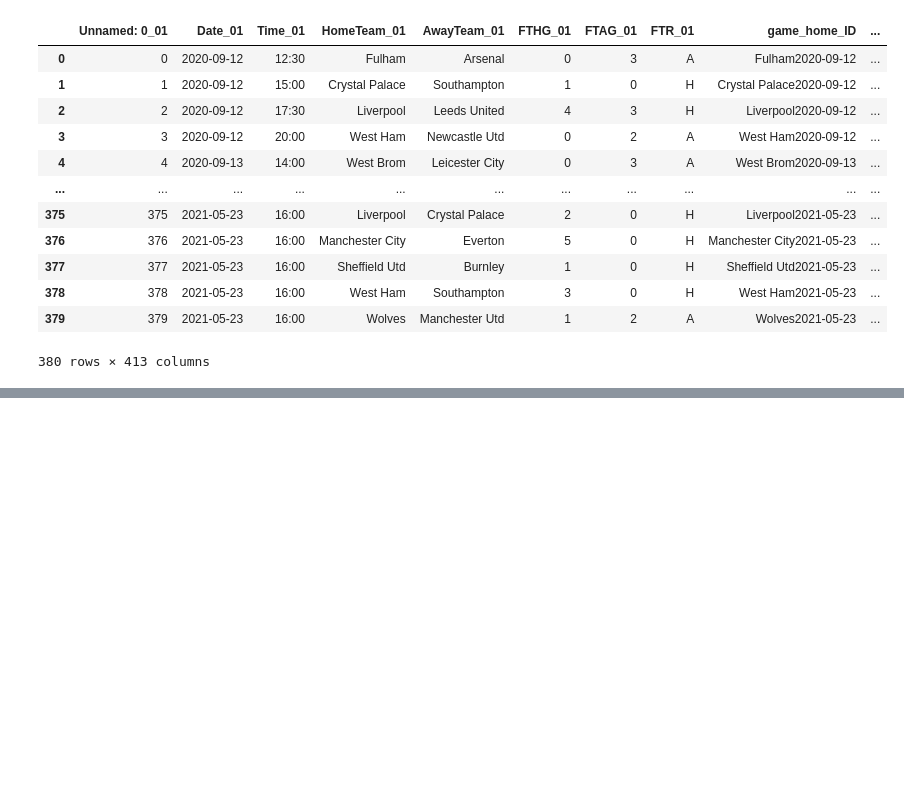
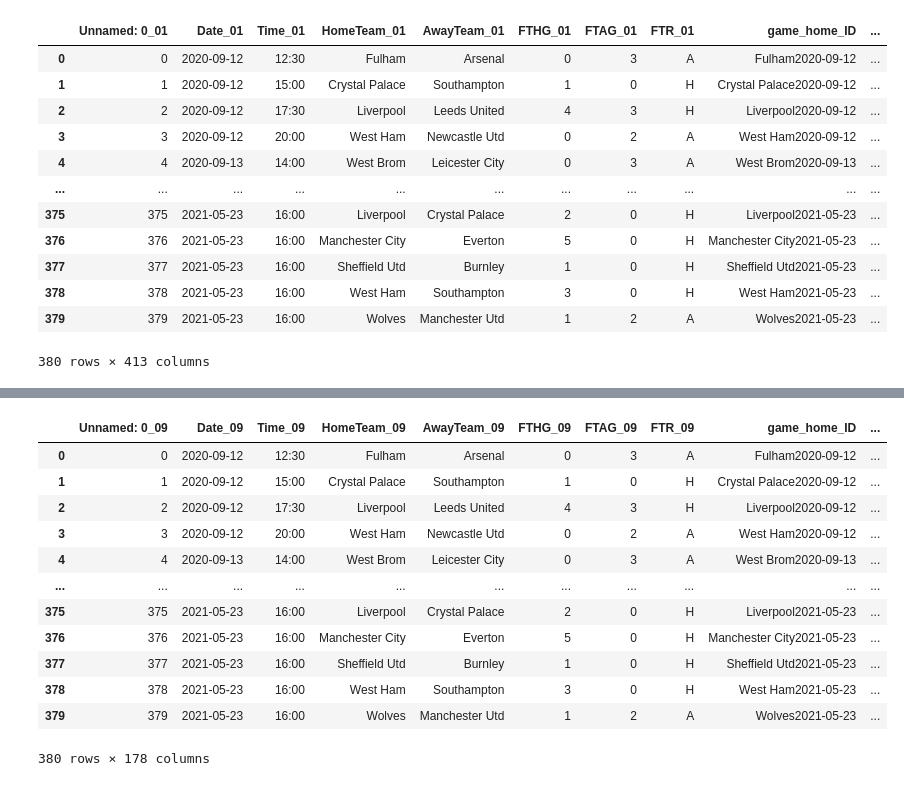
Before and after one commit to Giuliano99/Masterarbeit, a Jupyter notebook: 06_Exponential_Smoothing.ipynb, the cells around one changed output, grey strips where cells are left out. Saved outputs shown, nothing was run; the diff lists cells and outputs as text; code cells hidden in the pictures; blank space fills up the shorter version.

```diff
--- a/06_Exponential_Smoothing.ipynb
+++ b/06_Exponential_Smoothing.ipynb
@@ -512,0 +604,32 @@ NameError: name 'player_ratings_a_09' is not defined
+# %%
+#use only stats with alpha = 0.9
+player_ratings_09 =  pd.merge(player_ratings_a_09, PL20_21_fixtures, on= 'game_home_ID', how='left')
+#create differences
+player_ratings_09['gk_difference'] = player_ratings_09['rating_h_gk_09'] - player_ratings_09['rating_a_gk_09']
+player_ratings_09['df_difference'] = player_ratings_09['rating_h_df_09'] - player_ratings_09['rating_a_df_09']
+player_ratings_09['mf_difference'] = player_ratings_09['rating_h_mf_09'] - player_ratings_09['rating_a_mf_09']
+player_ratings_09['att_difference'] = player_ratings_09['rating_h_att_09'] - player_ratings_09['rating_a_att_09']
+player_ratings_09['bench_difference'] = player_ratings_09['rating_h_bench_09'] - player_ratings_09['rating_a_bench_09']
+player_ratings_09['influence_difference'] = player_ratings_09['influence_h_09'] - player_ratings_09['influence_a_09']
+player_ratings_09['creativity_difference'] = player_ratings_09['creativity_h_09'] - player_ratings_09['creativity_a_09']
+player_ratings_09['threat_difference'] = player_ratings_09['threat_h_09'] - player_ratings_09['threat_a_09']
+player_ratings_09['bps_difference'] = player_ratings_09['bps_h_09'] - player_ratings_09['bps_a_09']
+player_ratings_09['selected_difference'] = player_ratings_09['selected_h_09'] - player_ratings_09['selected_a_09']
+player_ratings_09['overall_h'] = player_ratings_09['rating_h_gk_09'] + player_ratings_09['rating_h_df_09'] + player_ratings_09['rating_h_mf_09'] + player_ratings_09['rating_h_att_09'] + player_ratings_09['rating_h_bench_09']
+player_ratings_09['overall_a'] = player_ratings_09['rating_a_gk_09'] + player_ratings_09['rating_a_df_09'] + player_ratings_09['rating_a_mf_09'] + player_ratings_09['rating_a_att_09'] + player_ratings_09['rating_a_bench_09']
+player_ratings_09['overall_difference'] = player_ratings_09['overall_h'] - player_ratings_09['overall_a']
+player_ratings_09
+# %% [output]
+|  | Unnamed: 0_09 | Date_09 | Time_09 | HomeTeam_09 | AwayTeam_09 | FTHG_09 | FTAG_09 | FTR_09 | game_home_ID | ... |
+| 0 | 0 | 2020-09-12 | 12:30 | Fulham | Arsenal | 0 | 3 | A | Fulham2020-09-12 | ... |
+| 1 | 1 | 2020-09-12 | 15:00 | Crystal Palace | Southampton | 1 | 0 | H | Crystal Palace2020-09-12 | ... |
+| 2 | 2 | 2020-09-12 | 17:30 | Liverpool | Leeds United | 4 | 3 | H | Liverpool2020-09-12 | ... |
+| 3 | 3 | 2020-09-12 | 20:00 | West Ham | Newcastle Utd | 0 | 2 | A | West Ham2020-09-12 | ... |
+| 4 | 4 | 2020-09-13 | 14:00 | West Brom | Leicester City | 0 | 3 | A | West Brom2020-09-13 | ... |
+| ... | ... | ... | ... | ... | ... | ... | ... | ... | ... | ... |
+| 375 | 375 | 2021-05-23 | 16:00 | Liverpool | Crystal Palace | 2 | 0 | H | Liverpool2021-05-23 | ... |
+| 376 | 376 | 2021-05-23 | 16:00 | Manchester City | Everton | 5 | 0 | H | Manchester City2021-05-23 | ... |
+| 377 | 377 | 2021-05-23 | 16:00 | Sheffield Utd | Burnley | 1 | 0 | H | Sheffield Utd2021-05-23 | ... |
+| 378 | 378 | 2021-05-23 | 16:00 | West Ham | Southampton | 3 | 0 | H | West Ham2021-05-23 | ... |
+| 379 | 379 | 2021-05-23 | 16:00 | Wolves | Manchester Utd | 1 | 2 | A | Wolves2021-05-23 | ... |
+380 rows × 178 columns
```
Also changed, not shown: parts of 13 cells of this notebook, 15 other files.
